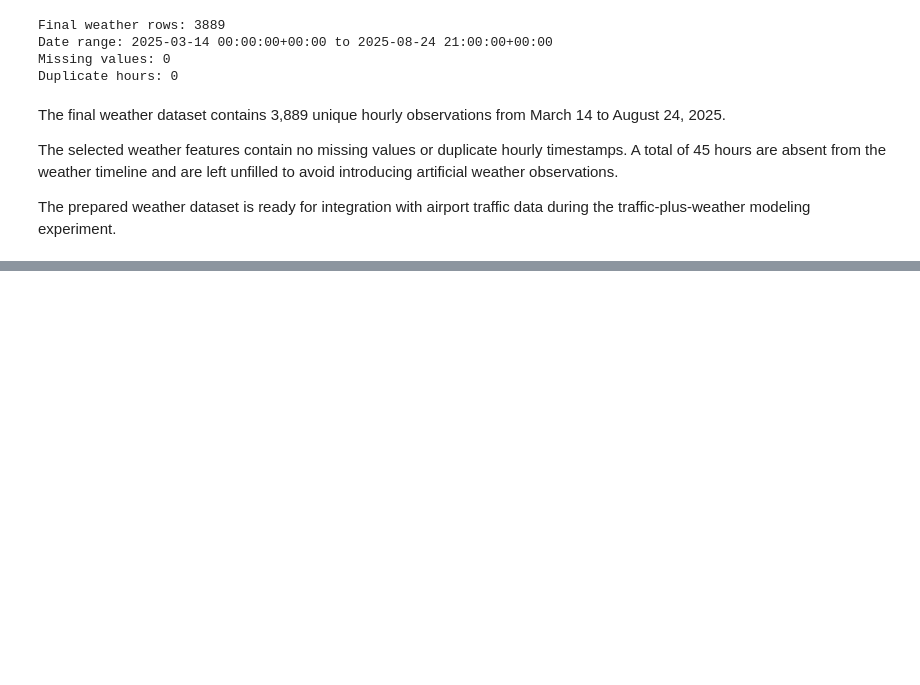
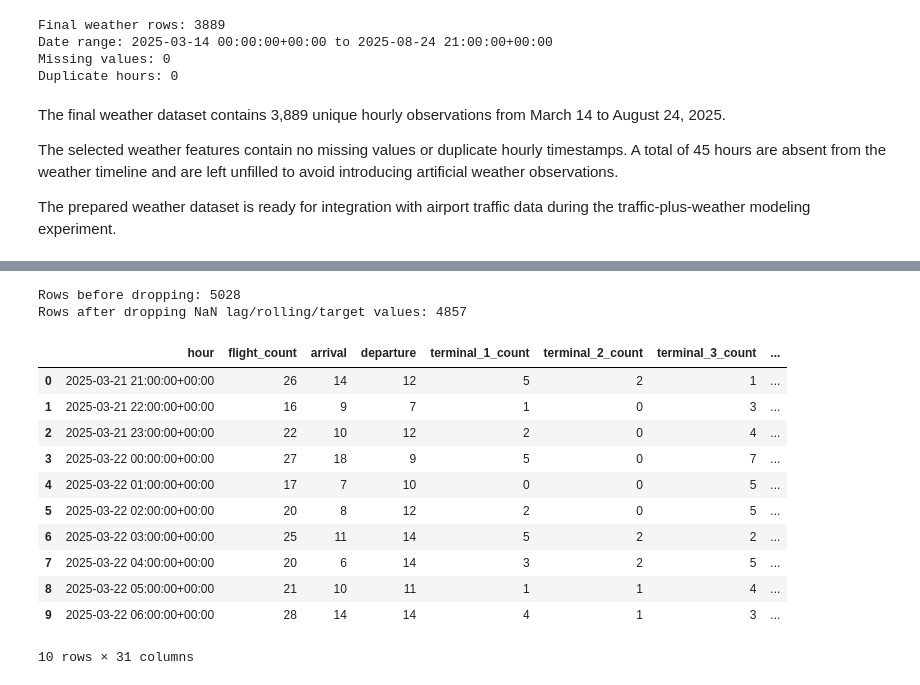
Before and after one commit to AirSight-Team/AirSight, a Jupyter notebook: AieSight_dataset.ipynb, the cells around one changed output, grey strips where cells are left out. Saved outputs shown, nothing was run; the diff lists cells and outputs as text; code cells hidden in the pictures; blank space fills up the shorter version.

```diff
--- a/AieSight_dataset.ipynb
+++ b/AieSight_dataset.ipynb
@@ -1660,0 +1756,12 @@ during the traffic-plus-weather modeling experiment.
+# %%
+airport_state['hour_of_day'] = airport_state['hour'].dt.hour
+airport_state['day_of_week'] = airport_state['hour'].dt.dayofweek
+airport_state['is_weekend'] = airport_state['day_of_week'].isin([4, 5]).astype(int)
+
+airport_state['hour_sin'] = np.sin(2 * np.pi * airport_state['hour_of_day'] / 24)
+airport_state['hour_cos'] = np.cos(2 * np.pi * airport_state['hour_of_day'] / 24)
+airport_state['dow_sin'] = np.sin(2 * np.pi * airport_state['day_of_week'] / 7)
+airport_state['dow_cos'] = np.cos(2 * np.pi * airport_state['day_of_week'] / 7)
+
+display(airport_state[['hour', 'hour_of_day', 'day_of_week', 'is_weekend',
+                        'hour_sin', 'hour_cos', 'dow_sin', 'dow_cos']].head())
@@ -1660,0 +1781,7 @@ during the traffic-plus-weather modeling experiment.
+# %%
+airport_state = airport_state.sort_values('hour').reset_index(drop=True)
+
+for lag in [1, 2, 3, 24, 48, 168]:
+    airport_state[f'lag_{lag}h'] = airport_state['flight_count'].shift(lag)
+
+display(airport_state[['hour', 'flight_count', 'lag_1h', 'lag_24h', 'lag_168h']].head(10))
@@ -1660,0 +1806,7 @@ during the traffic-plus-weather modeling experiment.
+# %%
+airport_state['rolling_mean_3h'] = airport_state['flight_count'].shift(1).rolling(3).mean()
+airport_state['rolling_mean_24h'] = airport_state['flight_count'].shift(1).rolling(24).mean()
+airport_state['rolling_std_24h'] = airport_state['flight_count'].shift(1).rolling(24).std()
+
+display(airport_state[['hour', 'flight_count', 'rolling_mean_3h',
+                        'rolling_mean_24h', 'rolling_std_24h']].head(10))
@@ -1660,0 +1855,29 @@ during the traffic-plus-weather modeling experiment.
+# %%
+# Create multi-step targets (t+1, t+2, t+3)
+airport_state['target_t1'] = airport_state['flight_count'].shift(-1)
+airport_state['target_t2'] = airport_state['flight_count'].shift(-2)
+airport_state['target_t3'] = airport_state['flight_count'].shift(-3)
+
+# Drop rows with missing lag features OR missing targets
+model_ready = airport_state.dropna().reset_index(drop=True)
+
+print("Rows before dropping:", len(airport_state))
+print("Rows after dropping NaN lag/rolling/target values:", len(model_ready))
+# %% [output]
+Rows before dropping: 5028
+Rows after dropping NaN lag/rolling/target values: 4857
+# %%
+display(model_ready.head(10))
+# %% [output]
+|  | hour | flight_count | arrival | departure | terminal_1_count | terminal_2_count | terminal_3_count | ... |
+| 0 | 2025-03-21 21:00:00+00:00 | 26 | 14 | 12 | 5 | 2 | 1 | ... |
+| 1 | 2025-03-21 22:00:00+00:00 | 16 | 9 | 7 | 1 | 0 | 3 | ... |
+| 2 | 2025-03-21 23:00:00+00:00 | 22 | 10 | 12 | 2 | 0 | 4 | ... |
+| 3 | 2025-03-22 00:00:00+00:00 | 27 | 18 | 9 | 5 | 0 | 7 | ... |
+| 4 | 2025-03-22 01:00:00+00:00 | 17 | 7 | 10 | 0 | 0 | 5 | ... |
+| 5 | 2025-03-22 02:00:00+00:00 | 20 | 8 | 12 | 2 | 0 | 5 | ... |
+| 6 | 2025-03-22 03:00:00+00:00 | 25 | 11 | 14 | 5 | 2 | 2 | ... |
+| 7 | 2025-03-22 04:00:00+00:00 | 20 | 6 | 14 | 3 | 2 | 5 | ... |
+| 8 | 2025-03-22 05:00:00+00:00 | 21 | 10 | 11 | 1 | 1 | 4 | ... |
+| 9 | 2025-03-22 06:00:00+00:00 | 28 | 14 | 14 | 4 | 1 | 3 | ... |
+10 rows × 31 columns
```
Also changed, not shown: parts of 18 cells of this notebook.
